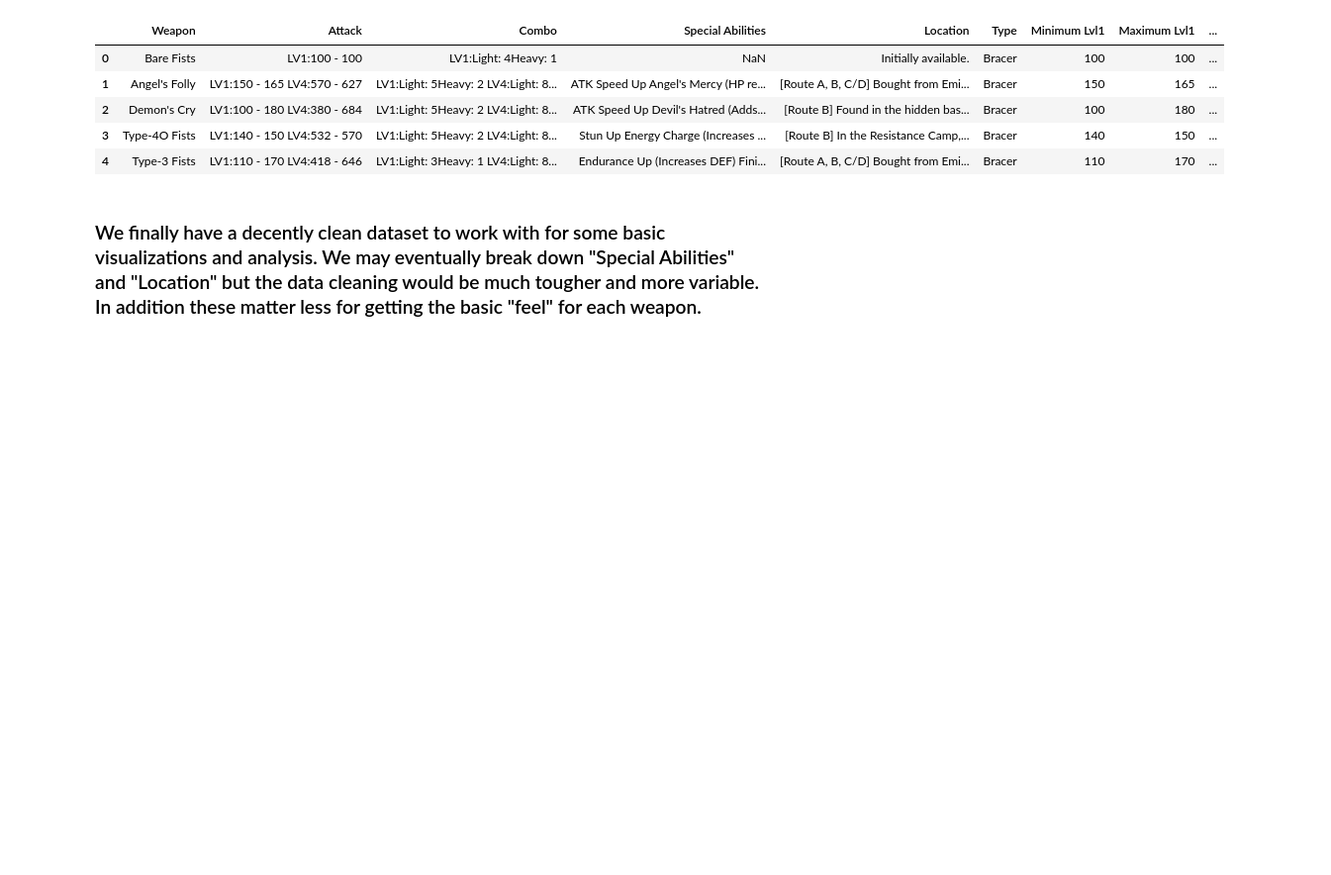
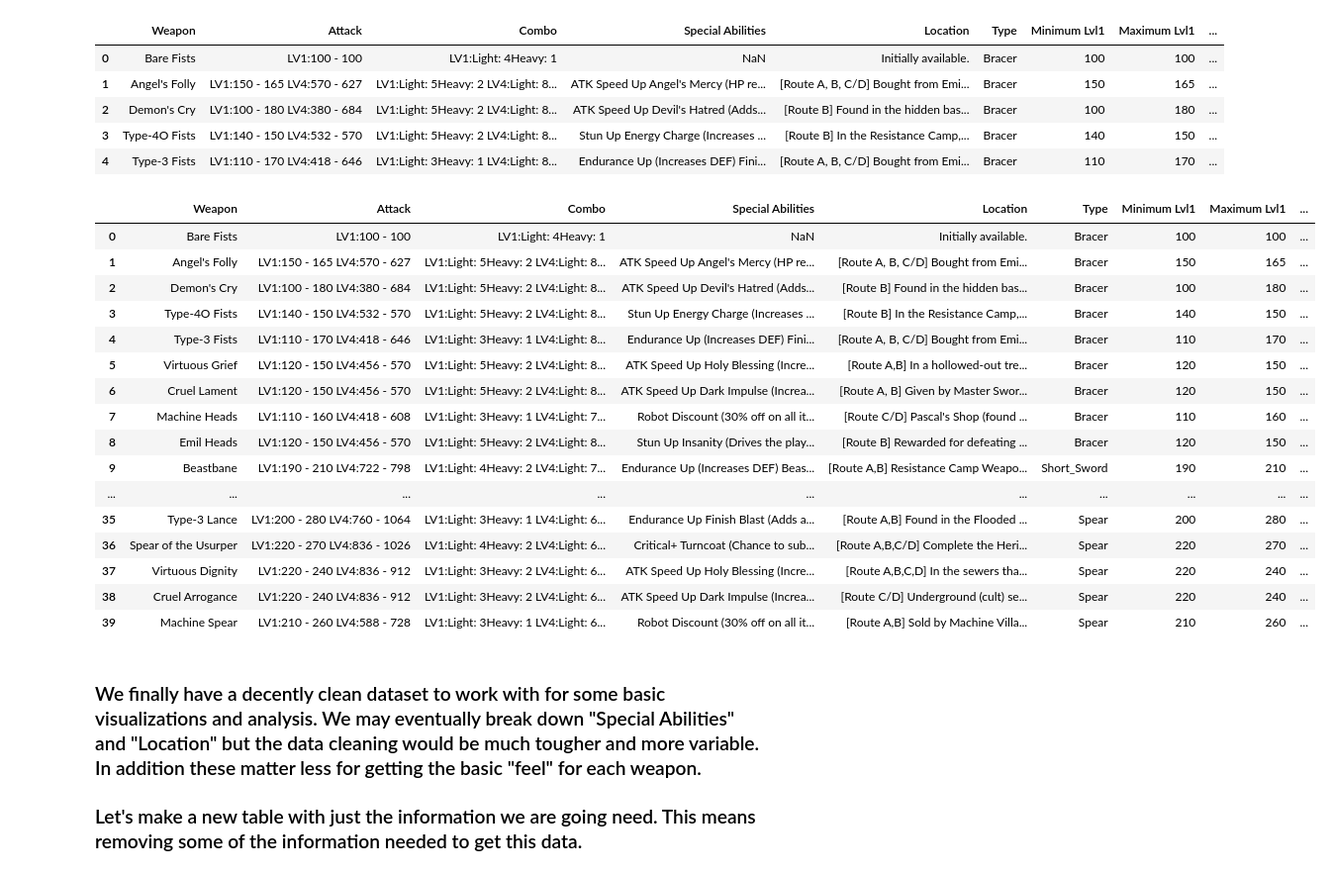
Before and after one commit to TMazzeo22/Projects, a Jupyter notebook: Nier_Cleaning_Visualization.ipynb, the cells around one changed output. Shown at 99% size. Drawn from its saved outputs; the diff is of its cells as text; code cells hidden in the pictures; blank space fills up the shorter version.

```diff
--- a/Nier_Cleaning_Visualization.ipynb
+++ b/Nier_Cleaning_Visualization.ipynb
@@ -174,2 +185,24 @@ table.head(5)
+# %%
+table
+# %% [output]
+|  | Weapon | Attack | Combo | Special Abilities | Location | Type | Minimum Lvl1 | Maximum Lvl1 | ... |
+| 0 | Bare Fists | LV1:100 - 100 | LV1:Light: 4Heavy: 1 | NaN | Initially available. | Bracer | 100 | 100 | ... |
+| 1 | Angel's Folly | LV1:150 - 165 LV4:570 - 627 | LV1:Light: 5Heavy: 2 LV4:Light: 8... | ATK Speed Up Angel's Mercy (HP re... | [Route A, B, C/D] Bought from Emi... | Bracer | 150 | 165 | ... |
+| 2 | Demon's Cry | LV1:100 - 180 LV4:380 - 684 | LV1:Light: 5Heavy: 2 LV4:Light: 8... | ATK Speed Up Devil's Hatred (Adds... | [Route B] Found in the hidden bas... | Bracer | 100 | 180 | ... |
+| 3 | Type-4O Fists | LV1:140 - 150 LV4:532 - 570 | LV1:Light: 5Heavy: 2 LV4:Light: 8... | Stun Up Energy Charge (Increases ... | [Route B] In the Resistance Camp,... | Bracer | 140 | 150 | ... |
+| 4 | Type-3 Fists | LV1:110 - 170 LV4:418 - 646 | LV1:Light: 3Heavy: 1 LV4:Light: 8... | Endurance Up (Increases DEF) Fini... | [Route A, B, C/D] Bought from Emi... | Bracer | 110 | 170 | ... |
+| 5 | Virtuous Grief | LV1:120 - 150 LV4:456 - 570 | LV1:Light: 5Heavy: 2 LV4:Light: 8... | ATK Speed Up Holy Blessing (Incre... | [Route A,B] In a hollowed-out tre... | Bracer | 120 | 150 | ... |
+| 6 | Cruel Lament | LV1:120 - 150 LV4:456 - 570 | LV1:Light: 5Heavy: 2 LV4:Light: 8... | ATK Speed Up Dark Impulse (Increa... | [Route A, B] Given by Master Swor... | Bracer | 120 | 150 | ... |
+| 7 | Machine Heads | LV1:110 - 160 LV4:418 - 608 | LV1:Light: 3Heavy: 1 LV4:Light: 7... | Robot Discount (30% off on all it... | [Route C/D] Pascal's Shop (found ... | Bracer | 110 | 160 | ... |
+| 8 | Emil Heads | LV1:120 - 150 LV4:456 - 570 | LV1:Light: 5Heavy: 2 LV4:Light: 8... | Stun Up Insanity (Drives the play... | [Route B] Rewarded for defeating ... | Bracer | 120 | 150 | ... |
+| 9 | Beastbane | LV1:190 - 210 LV4:722 - 798 | LV1:Light: 4Heavy: 2 LV4:Light: 7... | Endurance Up (Increases DEF) Beas... | [Route A,B] Resistance Camp Weapo... | Short_Sword | 190 | 210 | ... |
+| ... | ... | ... | ... | ... | ... | ... | ... | ... | ... |
+| 35 | Type-3 Lance | LV1:200 - 280 LV4:760 - 1064 | LV1:Light: 3Heavy: 1 LV4:Light: 6... | Endurance Up Finish Blast (Adds a... | [Route A,B] Found in the Flooded ... | Spear | 200 | 280 | ... |
+| 36 | Spear of the Usurper | LV1:220 - 270 LV4:836 - 1026 | LV1:Light: 4Heavy: 2 LV4:Light: 6... | Critical+ Turncoat (Chance to sub... | [Route A,B,C/D] Complete the Heri... | Spear | 220 | 270 | ... |
+| 37 | Virtuous Dignity | LV1:220 - 240 LV4:836 - 912 | LV1:Light: 3Heavy: 2 LV4:Light: 6... | ATK Speed Up Holy Blessing (Incre... | [Route A,B,C,D] In the sewers tha... | Spear | 220 | 240 | ... |
+| 38 | Cruel Arrogance | LV1:220 - 240 LV4:836 - 912 | LV1:Light: 3Heavy: 2 LV4:Light: 6... | ATK Speed Up Dark Impulse (Increa... | [Route C/D] Underground (cult) se... | Spear | 220 | 240 | ... |
+| 39 | Machine Spear | LV1:210 - 260 LV4:588 - 728 | LV1:Light: 3Heavy: 1 LV4:Light: 6... | Robot Discount (30% off on all it... | [Route A,B] Sold by Machine Villa... | Spear | 210 | 260 | ... |
 # %% [markdown]
 ### We finally have a decently clean dataset to work with for some basic visualizations and analysis. We may eventually break down "Special Abilities" and "Location" but the data cleaning would be much tougher and more variable. In addition these matter less for getting the basic "feel" for each weapon.
+
+### Let's make a new table with just the information we are going need. This means removing some of the information needed to get this data.
```
Also changed, not shown: parts of 6 cells of this notebook.
